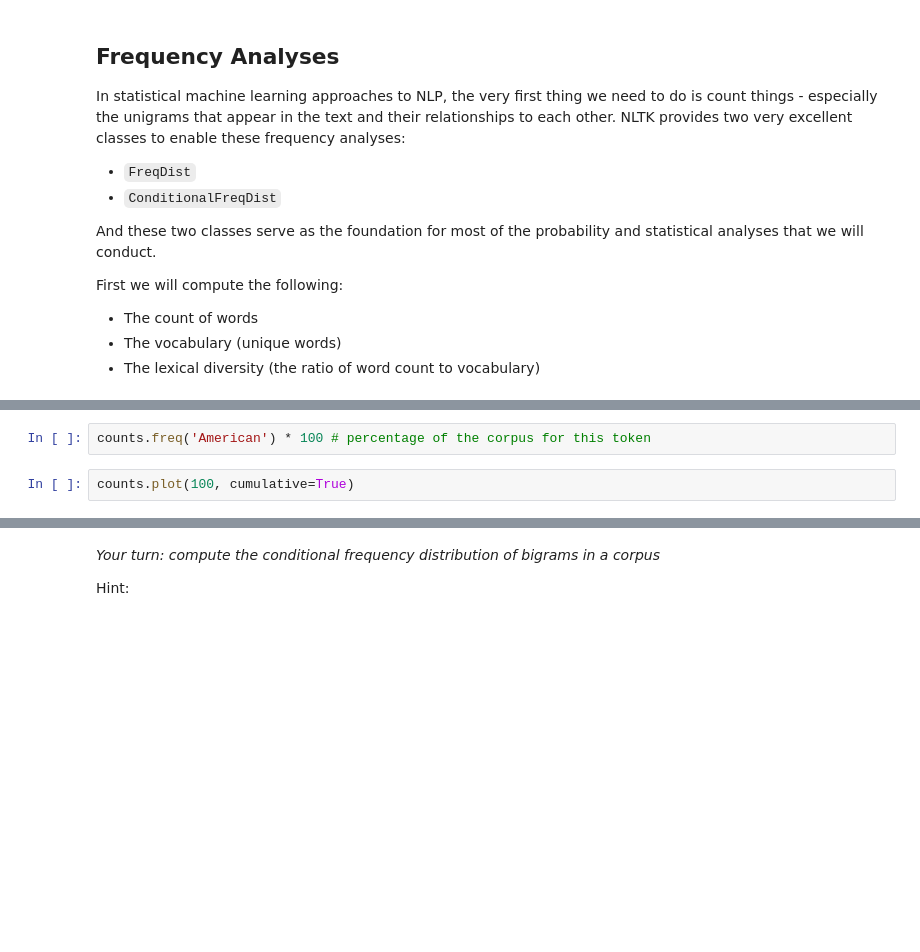
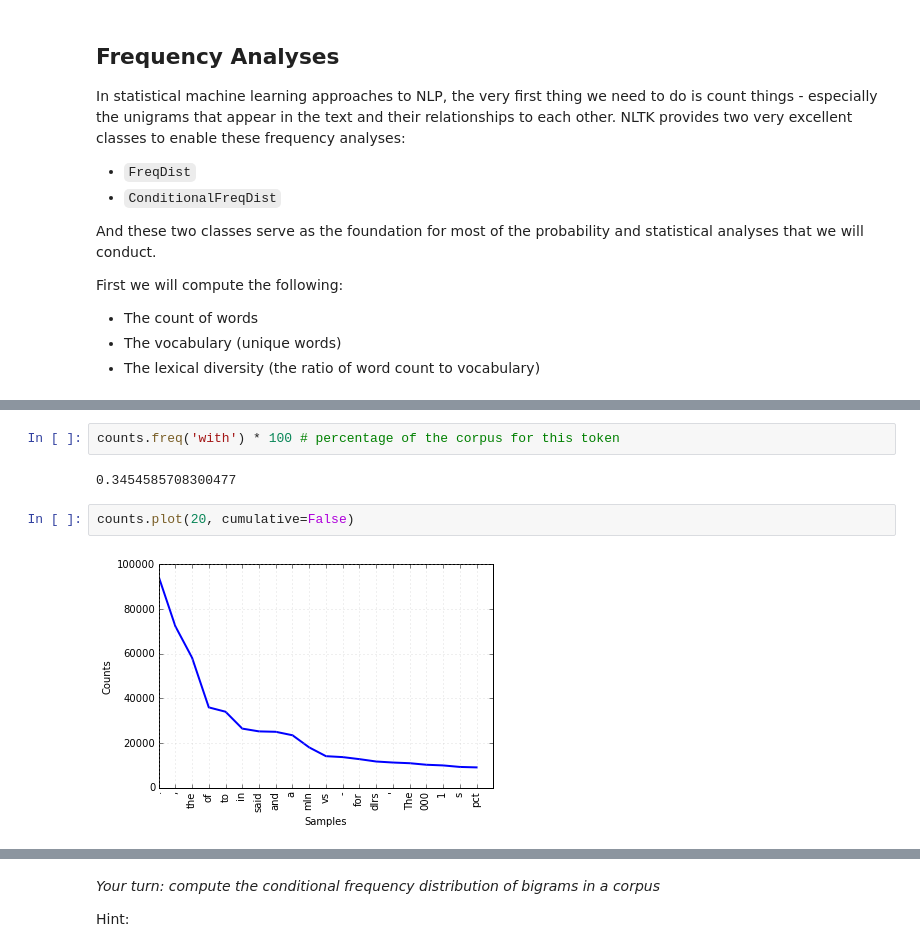
Before and after one commit to DistrictDataLabs/intro-to-nltk, a Jupyter notebook: NLP with NLTK.ipynb, the cells around one changed output, grey strips where cells are left out. Saved outputs shown, nothing was run; the diff lists cells and outputs as text; blank space fills up the shorter version.

```diff
--- a/NLP with NLTK.ipynb
+++ b/NLP with NLTK.ipynb
@@ -200,7 +283,11 @@ print counts.hapaxes()[0:10]  # A list of all hapax legomena
 # %%
-counts.freq('American') * 100 # percentage of the corpus for this token
+counts.freq('with') * 100 # percentage of the corpus for this token
+# %% [output]
+0.3454585708300477
 # %%
-counts.plot(100, cumulative=True)
+counts.plot(20, cumulative=False)
+# %% [output]
+[figure, added]
 # %%
 from itertools import chain
 
```
Also changed, not shown: parts of 29 cells of this notebook, 6 other files.
